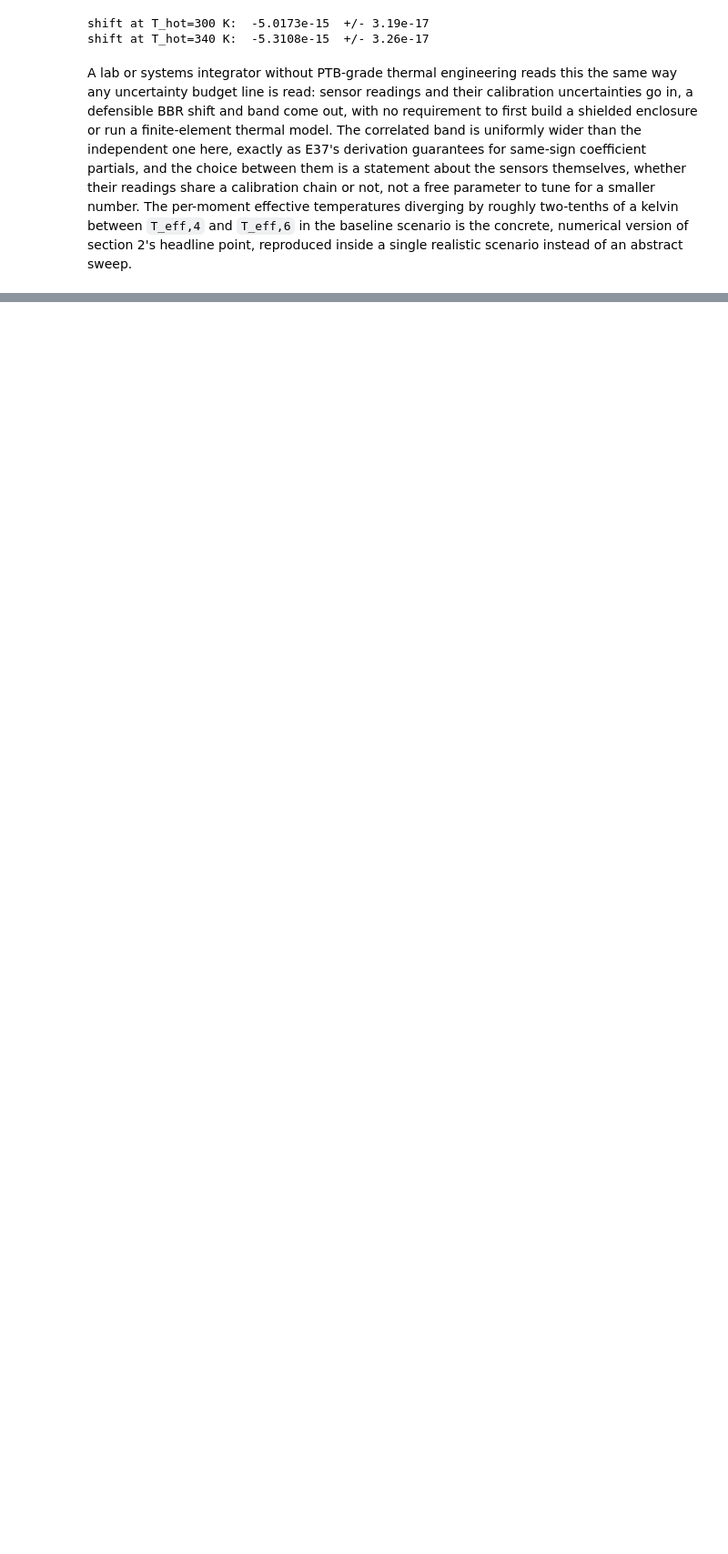
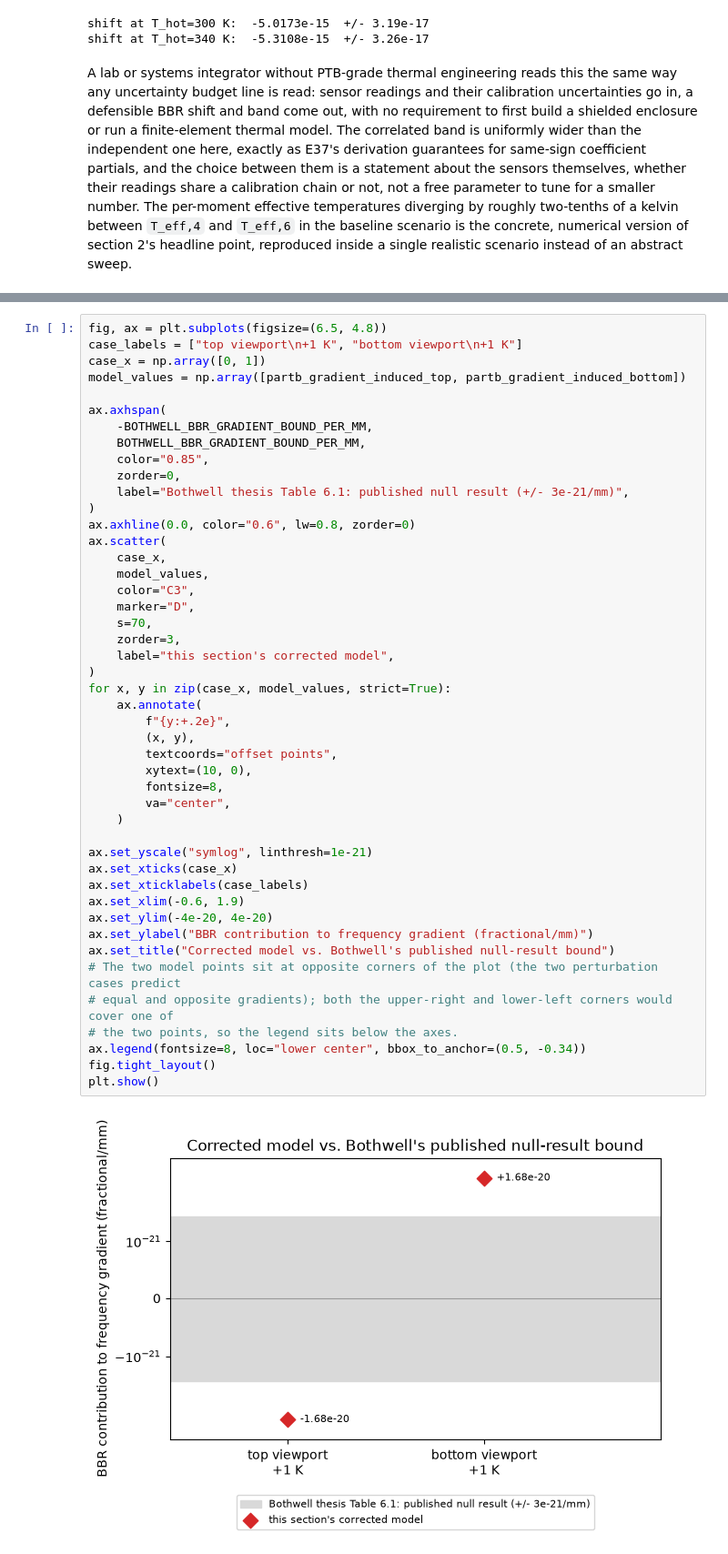
Before and after one commit to velar-mbr/CliffordClock, a Jupyter notebook: notebooks/12_thermal_environment.ipynb, the cells around one changed output, grey strips where cells are left out. Shown at 91% size. Saved outputs shown, nothing was run; the diff lists cells and outputs as text; blank space fills up the shorter version.

```diff
--- a/notebooks/12_thermal_environment.ipynb
+++ b/notebooks/12_thermal_environment.ipynb
@@ -699,0 +1423,48 @@ abstract sweep.
+# %%
+fig, ax = plt.subplots(figsize=(6.5, 4.8))
+case_labels = ["top viewport\n+1 K", "bottom viewport\n+1 K"]
+case_x = np.array([0, 1])
+model_values = np.array([partb_gradient_induced_top, partb_gradient_induced_bottom])
+
+ax.axhspan(
+    -BOTHWELL_BBR_GRADIENT_BOUND_PER_MM,
+    BOTHWELL_BBR_GRADIENT_BOUND_PER_MM,
+    color="0.85",
+    zorder=0,
+    label="Bothwell thesis Table 6.1: published null result (+/- 3e-21/mm)",
+)
+ax.axhline(0.0, color="0.6", lw=0.8, zorder=0)
+ax.scatter(
+    case_x,
+    model_values,
+    color="C3",
+    marker="D",
+    s=70,
+    zorder=3,
+    label="this section's corrected model",
+)
+for x, y in zip(case_x, model_values, strict=True):
+    ax.annotate(
+        f"{y:+.2e}",
+        (x, y),
+        textcoords="offset points",
+        xytext=(10, 0),
+        fontsize=8,
+        va="center",
+    )
+
+ax.set_yscale("symlog", linthresh=1e-21)
+ax.set_xticks(case_x)
+ax.set_xticklabels(case_labels)
+ax.set_xlim(-0.6, 1.9)
+ax.set_ylim(-4e-20, 4e-20)
+ax.set_ylabel("BBR contribution to frequency gradient (fractional/mm)")
+ax.set_title("Corrected model vs. Bothwell's published null-result bound")
+# The two model points sit at opposite corners of the plot (the two perturbation cases predict
+# equal and opposite gradients); both the upper-right and lower-left corners would cover one of
+# the two points, so the legend sits below the axes.
+ax.legend(fontsize=8, loc="lower center", bbox_to_anchor=(0.5, -0.34))
+fig.tight_layout()
+plt.show()
+# %% [output]
+[figure, added]
```
Also changed, not shown: parts of 22 cells of this notebook, 1 other file.
